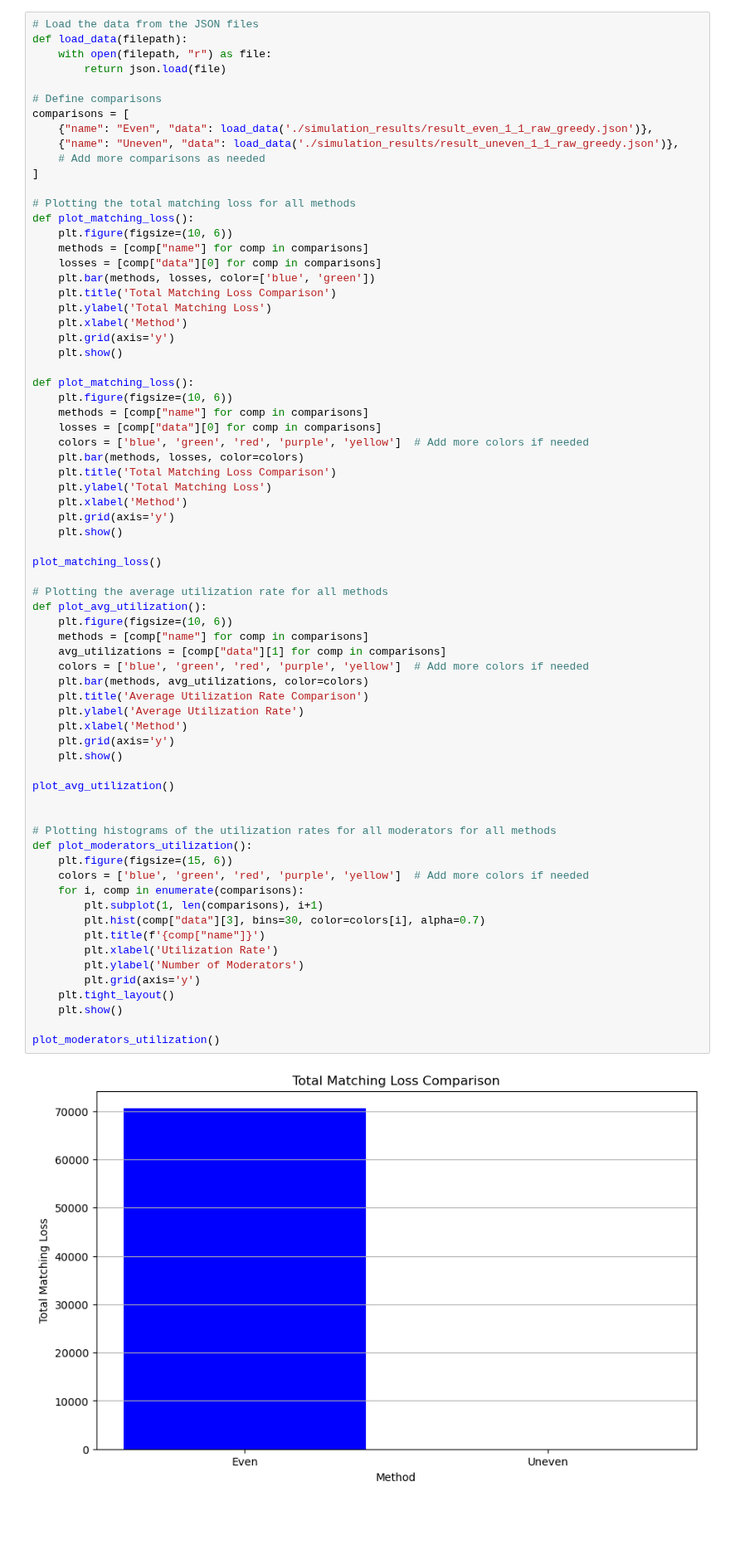
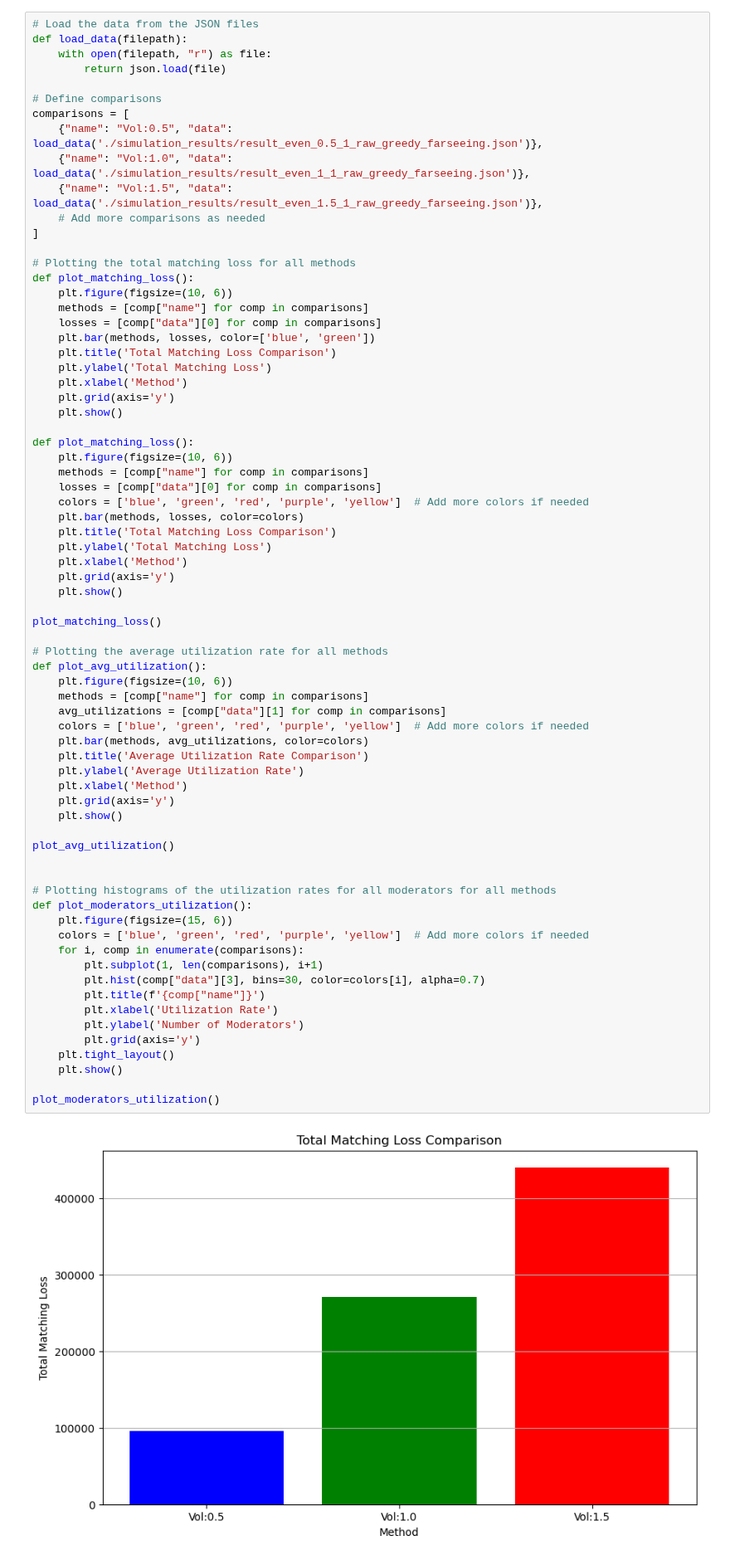
Before and after one commit to yiwen101/AllocAvenger, a Jupyter notebook: analysis.ipynb, the cells around one changed output. Shown at 83% size. Drawn from its saved outputs; the diff is of its cells as text; blank space fills up the shorter version.

Commit message:
Updated visualisation

```diff
--- a/analysis.ipynb
+++ b/analysis.ipynb
@@ -82,8 +82,9 @@ def load_data(filepath):
 
 # Define comparisons
 comparisons = [
-    {"name": "Even", "data": load_data('./simulation_results/result_even_1_1_raw_greedy.json')},
-    {"name": "Uneven", "data": load_data('./simulation_results/result_uneven_1_1_raw_greedy.json')},
+    {"name": "Vol:0.5", "data": load_data('./simulation_results/result_even_0.5_1_raw_greedy_farseeing.json')},
+    {"name": "Vol:1.0", "data": load_data('./simulation_results/result_even_1_1_raw_greedy_farseeing.json')},
+    {"name": "Vol:1.5", "data": load_data('./simulation_results/result_even_1.5_1_raw_greedy_farseeing.json')},
     # Add more comparisons as needed
 ]
 
@@ -118,31 +119,31 @@ def plot_avg_utilization():
     plt.figure(figsize=(10, 6))
     methods = [comp["name"] for comp in comparisons]
     avg_utilizations = [comp["data"][1] for comp in comparisons]
     colors = ['blue', 'green', 'red', 'purple', 'yellow']  # Add more colors if needed
     plt.bar(methods, avg_utilizations, color=colors)
     plt.title('Average Utilization Rate Comparison')
     plt.ylabel('Average Utilization Rate')
     plt.xlabel('Method')
     plt.grid(axis='y')
     plt.show()
 
 plot_avg_utilization()
 
 
 # Plotting histograms of the utilization rates for all moderators for all methods
 def plot_moderators_utilization():
     plt.figure(figsize=(15, 6))
     colors = ['blue', 'green', 'red', 'purple', 'yellow']  # Add more colors if needed
     for i, comp in enumerate(comparisons):
         plt.subplot(1, len(comparisons), i+1)
         plt.hist(comp["data"][3], bins=30, color=colors[i], alpha=0.7)
         plt.title(f'{comp["name"]}')
         plt.xlabel('Utilization Rate')
         plt.ylabel('Number of Moderators')
         plt.grid(axis='y')
     plt.tight_layout()
     plt.show()
 
 plot_moderators_utilization()
 # %% [output]
-[figure, old version]
+[figure, new version]
```
Also changed, not shown: parts of 4 cells of this notebook, 8 other files.
